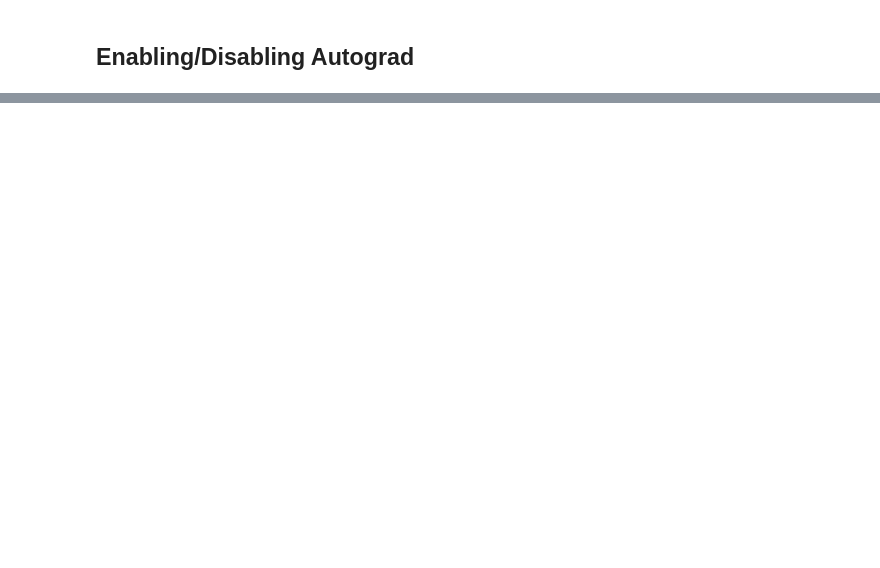
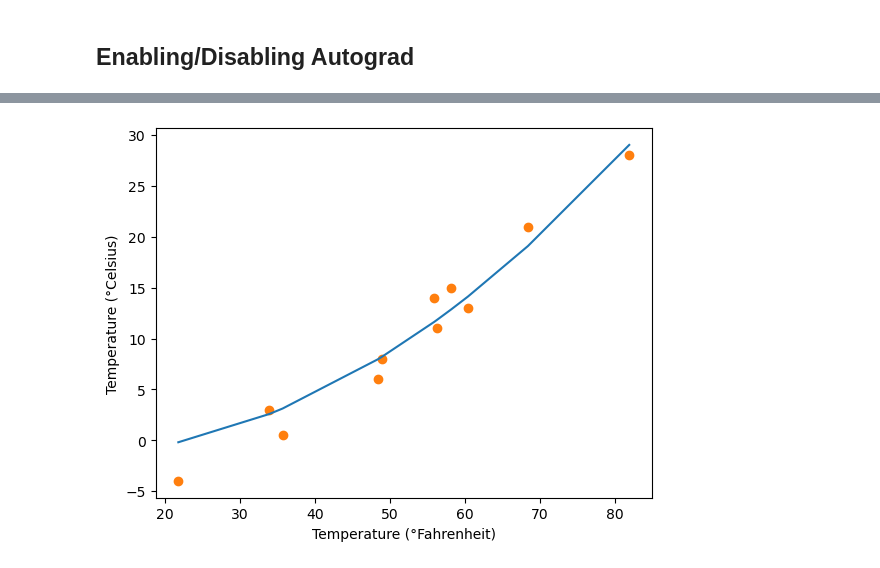
Before and after one commit to yahyavaleo/dlwpt, a Jupyter notebook: chapter5/learning.ipynb, the cells around one changed output, grey strips where cells are left out. Cells and saved outputs as stored; diff of their text form; code cells hidden in the pictures; blank space fills up the shorter version.

```diff
--- a/chapter5/learning.ipynb
+++ b/chapter5/learning.ipynb
@@ -516,0 +524,5 @@ def calc_forward(params, t_u, t_c, is_train):
+# %%
+t_u = [35.7, 55.9, 58.2, 81.9, 56.3, 48.9, 33.9, 21.8, 48.4, 60.4, 68.4]
+t_c = [0.5, 14.0, 15.0, 28.0, 11.0, 8.0, 3.0, -4.0, 6.0, 13.0, 21.0]
+t_u = torch.tensor(t_u)
+t_c = torch.tensor(t_c)
@@ -516,0 +533,3 @@ def calc_forward(params, t_u, t_c, is_train):
+# %%
+def model(x, w1, w2, b):
+    return w2 * x ** 2 + w1 * x + b
@@ -516,0 +558,11 @@ def calc_forward(params, t_u, t_c, is_train):
+# %%
+params = torch.tensor([1.0, 1.0, 0.0], requires_grad=True)
+optimizer = Adam([params], lr=1e-2)
+
+train(
+    n_epochs=5000,
+    x=t_u,
+    y=t_c,
+    optimizer=optimizer,
+    params=params
+)
@@ -516,0 +588,20 @@ def calc_forward(params, t_u, t_c, is_train):
+# %%
+y_pred = model(t_u, *params)
+
+y_pred = y_pred.detach().numpy()
+x = t_u.numpy()
+y = t_c.numpy()
+
+combined = list(zip(y_pred, x, y))
+combined_sorted = sorted(combined, key=lambda x: x[0])
+y_pred, x, y = zip(*combined_sorted)
+
+plt.figure()
+plt.plot(x, y_pred)
+plt.scatter(x, y, marker="o", color="#ff7f0e")
+plt.xlabel("Temperature (°Fahrenheit)")
+plt.ylabel("Temperature (°Celsius)")
+plt.savefig("data/quadratic.png")
+plt.show()
+# %% [output]
+[figure, added]
```
Also changed, not shown: parts of 12 cells of this notebook, 3 other files.
